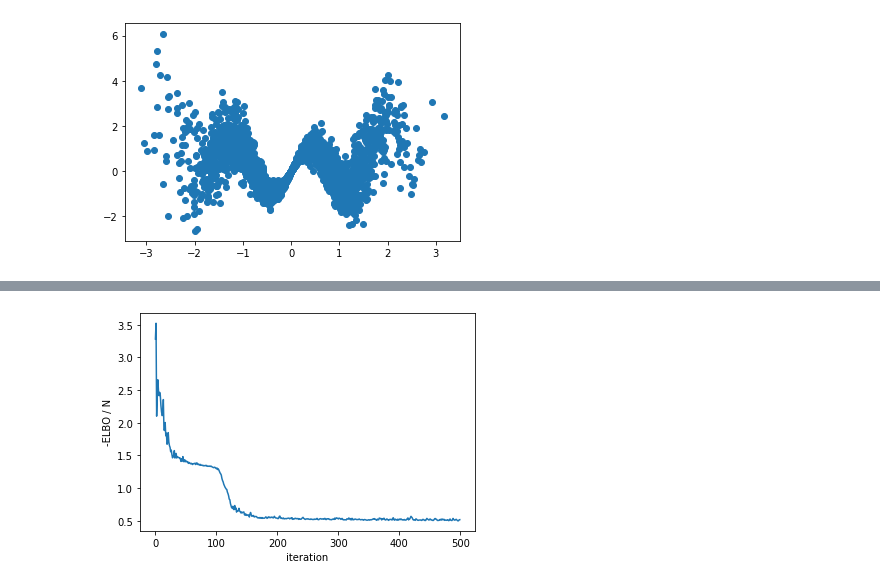
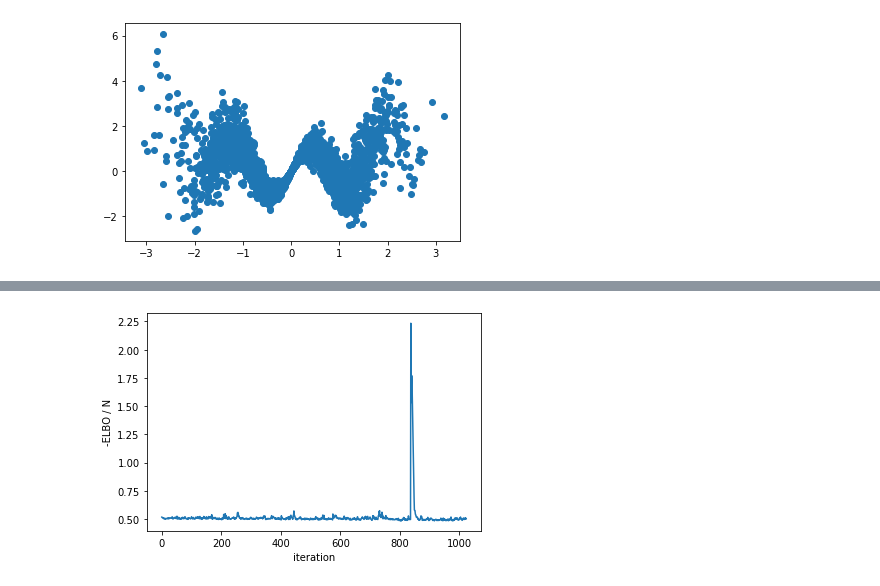
Before and after one commit to luiarthur/tfp-explore, a Jupyter notebook: src/notebooks/bayesian_neural_net.ipynb, the cells around one changed output, grey strips where cells are left out. Drawn from its saved outputs; the diff is of its cells as text; code cells hidden in the pictures.

```diff
--- a/src/notebooks/bayesian_neural_net.ipynb
+++ b/src/notebooks/bayesian_neural_net.ipynb
@@ -243,8 +303,12 @@ of the number of observations for consistency when using mini batches.
 [1]: https://github.com/tensorflow/probability/blob/master/tensorflow_probability/python/layers/dense_variational_v2.py
 [2]: https://luiarthur.github.io/statorial/varinf/introvi/
 # %%
+# Set random seed for reproducibility
 tf.random.set_seed(0)
 
+# TODO: Separate these
+
+# Demo the Bayesian model
 go_bayesian = True
 
 if go_bayesian:
@@ -271,7 +335,7 @@ else:
     act = 'sigmoid'
     model = tf.keras.Sequential([
         tf.keras.layers.Dense(8, kernel_regularizer=reg, activation=act),
-        tf.keras.layers.Dense(2, kernel_regularizer=reg),
+        tf.keras.layers.Dense(2),
         tfp.layers.DistributionLambda(lambda t:
             tfd.Normal(t[:, :1], centered_softplus(t[:, 1:]))
         )
@@ -311,7 +375,7 @@ print('Start time:', end=' ')
 !date
 
 if go_bayesian:
-    history = model.fit(x, y, epochs=500, batch_size=512, verbose=verbose)
+    history = model.fit(x, y, epochs=1024, batch_size=1024, verbose=verbose)
 else:
     history = model.fit(x, y, epochs=500, batch_size=512, verbose=verbose)
 
@@ -323,9 +387,12 @@ End time: Wed Sep 18 22:18:45 PDT 2019
 # %%
 plt.plot(history.history['loss'])
 plt.xlabel('iteration')
-plt.ylabel('-ELBO / N')
+if go_bayesian:
+    plt.ylabel('-ELBO / N')
+else:
+    plt.ylabel('loss')
 plt.show()
 # %% [output]
-[figure, old version]
+[figure, new version]
 # %%
 # Make predictions at new locations
```
Also changed, not shown: parts of 12 cells of this notebook.
